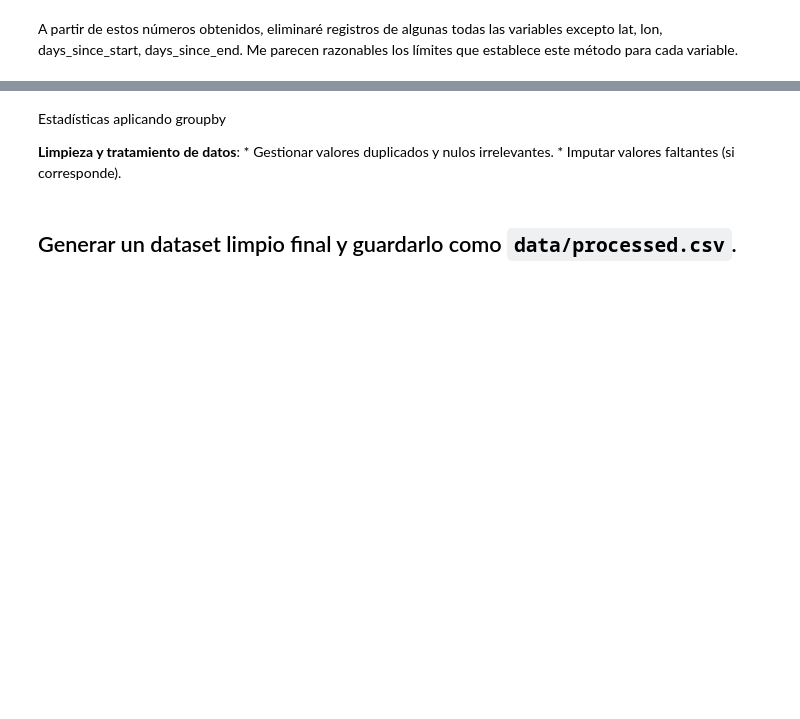
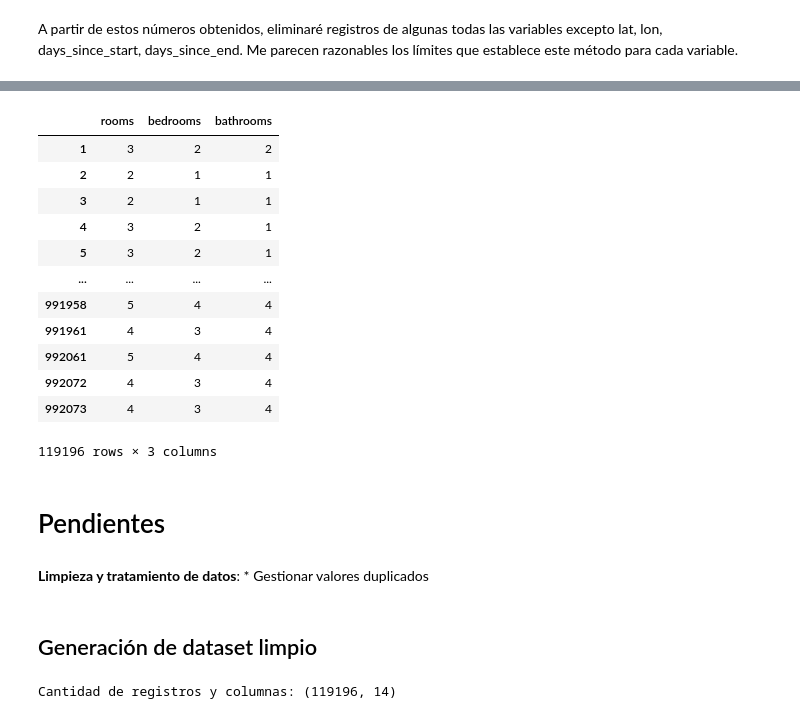
Before and after one commit to alejo-cuello/proyecto-final-bootcamp-ds-mlops, a Jupyter notebook: notebooks/01-eda.ipynb, the cells around one changed output, grey strips where cells are left out. Cells and saved outputs as stored; diff of their text form; code cells hidden in the pictures; blank space fills up the shorter version.

```diff
--- a/notebooks/01-eda.ipynb
+++ b/notebooks/01-eda.ipynb
@@ -980,8 +1070,28 @@ for col in numeric_cols:
+# %%
+data_preprocessed[["rooms", "bedrooms", "bathrooms"]] = data_preprocessed[["rooms", "bedrooms", "bathrooms"]].round().astype(int)
+data_preprocessed[["rooms", "bedrooms", "bathrooms"]]
+# %% [output]
+|  | rooms | bedrooms | bathrooms |
+| 1 | 3 | 2 | 2 |
+| 2 | 2 | 1 | 1 |
+| 3 | 2 | 1 | 1 |
+| 4 | 3 | 2 | 1 |
+| 5 | 3 | 2 | 1 |
+| ... | ... | ... | ... |
+| 991958 | 5 | 4 | 4 |
+| 991961 | 4 | 3 | 4 |
+| 992061 | 5 | 4 | 4 |
+| 992072 | 4 | 3 | 4 |
+| 992073 | 4 | 3 | 4 |
+119196 rows × 3 columns
+# %% [markdown]
+# Pendientes
 # %% [markdown]
-Estadísticas aplicando groupby
-
 **Limpieza y tratamiento de datos**:
-    *   Gestionar valores duplicados y nulos irrelevantes.
-    *   Imputar valores faltantes (si corresponde).
+    *   Gestionar valores duplicados
-# %% [markdown]
-## Generar un dataset limpio final y guardarlo como `data/processed.csv`.
+# %% [markdown]
+## Generación de dataset limpio
+# %%
+print(f"Cantidad de registros y columnas: {data_preprocessed.shape}")
+# %% [output]
+Cantidad de registros y columnas: (119196, 14)
```
Also changed, not shown: parts of 18 cells of this notebook.
